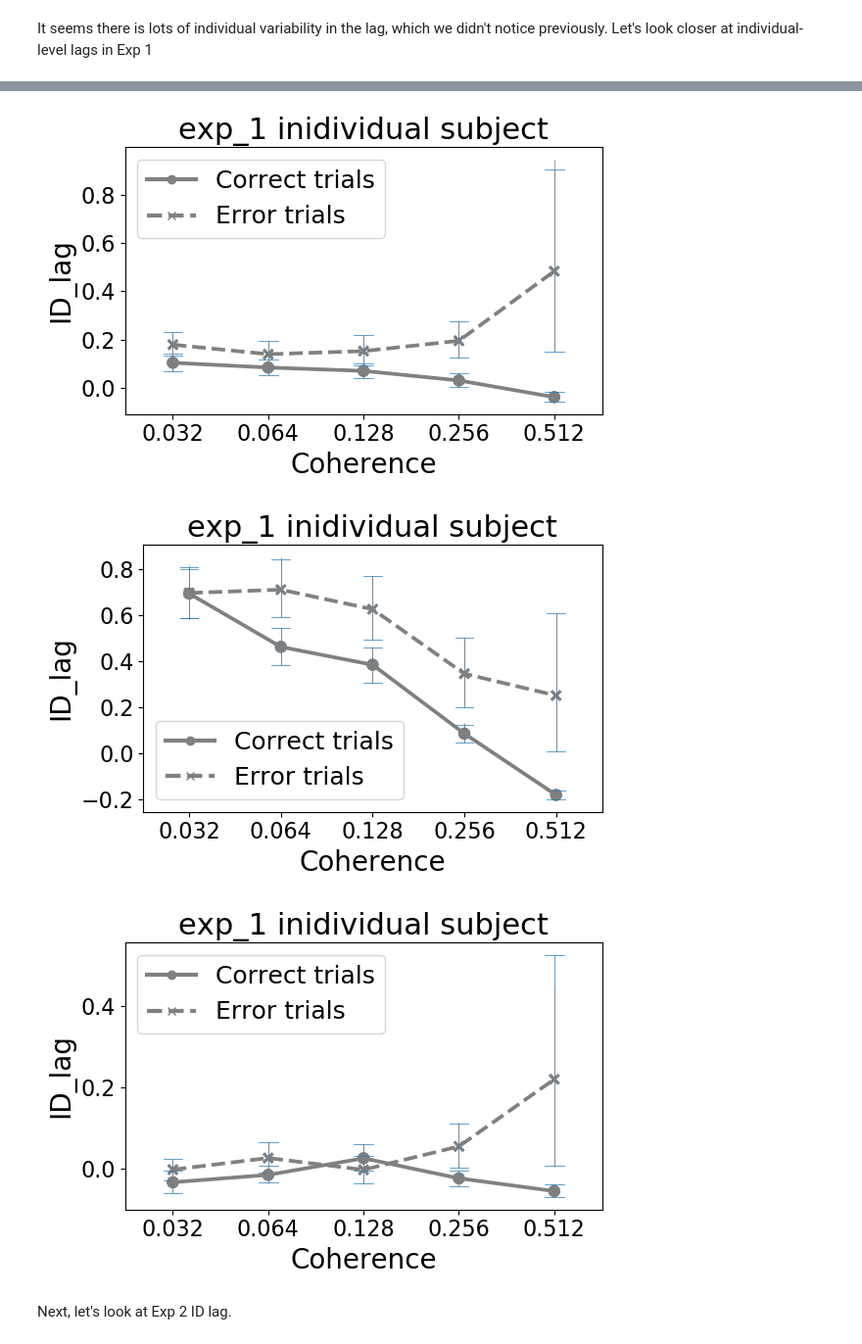
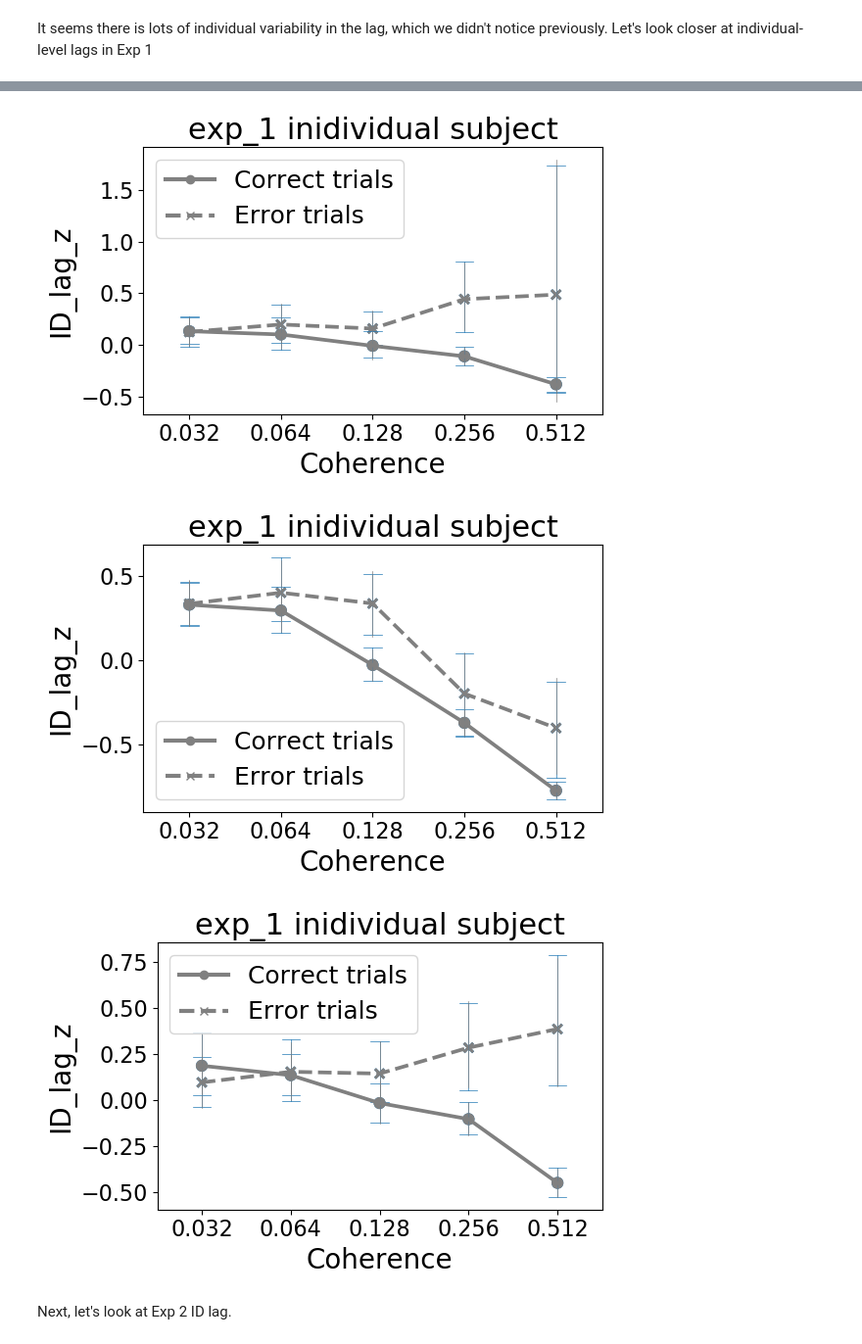
Before and after one commit to cherepaha/eyehandrdk, a Jupyter notebook: initiation_times.ipynb, the cells around one changed output, grey strips where cells are left out. Shown at 98% size. Saved outputs shown, nothing was run; the diff lists cells and outputs as text; code cells hidden in the pictures.

```diff
--- a/initiation_times.ipynb
+++ b/initiation_times.ipynb
@@ -50,9 +50,6 @@ dr = data_reader.DataReader()
 exp_1, exp_2 = 'exp_1', 'exp_2'
 choices_1, dynamics_1, stim_viewing_1 = dr.get_data(path='../../data/HEM_%s/processed/' % (exp_1), stim_viewing=True)
 choices_2, dynamics_2, stim_viewing_2 = dr.get_data(path='../../data/HEM_%s/processed/' % (exp_2), stim_viewing=True)
-
-choices_1['ID_lag'] = choices_1.mouse_IT - choices_1.eye_IT
-choices_2['ID_lag'] = choices_2.mouse_IT - choices_2.eye_IT
 # %% [markdown]
 We have to drop infinite eye initation times. This happens when eye does not move from the center of the screen (or one of the response areas) throughout the trial.
 # %%
@@ -73,7 +70,6 @@ Next we have a function which will plot individual- and group-level mean values
 import matplotlib.lines as mlines
 
 def plot_var_vs_coherence(choices, exp, var):
-    choices['subj_id'] = choices.index.get_level_values('subj_id')
     subj_order = sorted(choices.subj_id.unique())
 
     plt.figure()
@@ -199 +222,4 @@ Interestingly, ID lag is highly correlated with mouse IT in Exp 1
+# %%
+choices_1['ID_lag_z'] = choices_1.eye_IT.groupby(level='subj_id').apply(lambda c: (c-np.nanmean(c))/np.nanstd(c))
+choices_2['ID_lag_z'] = choices_2.eye_IT.groupby(level='subj_id').apply(lambda c: (c-np.nanmean(c))/np.nanstd(c))
 # %%
@@ -212,7 +244,7 @@ plot_var_vs_coherence(choices_1, exp_1, var='ID_lag')
 # %% [markdown]
 It seems there is lots of individual variability in the lag, which we didn't notice previously. Let's look closer at individual-level lags in Exp 1
 # %%
-plot_1 = lambda c: plot_var_vs_coherence(c, 'exp_1 inidividual subject', var='ID_lag')
+plot_1 = lambda c: plot_var_vs_coherence(c, 'exp_1 inidividual subject', var='ID_lag_z')
 choices_1.groupby('subj_id').apply(plot_1)
 # %% [output]
 |  |
@@ -220,6 +252,6 @@ choices_1.groupby('subj_id').apply(plot_1)
-[figure, old version]
+[figure, new version]
-[figure, old version]
+[figure, new version]
-[figure, old version]
+[figure, new version]
 # %% [markdown]
 Next, let's look at Exp 2 ID lag.
 # %%
```
Also changed, not shown: parts of 24 cells of this notebook, 3 other files.
